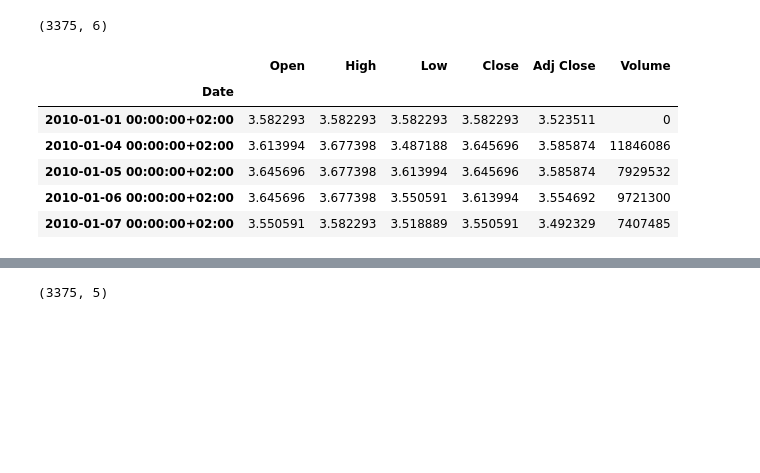
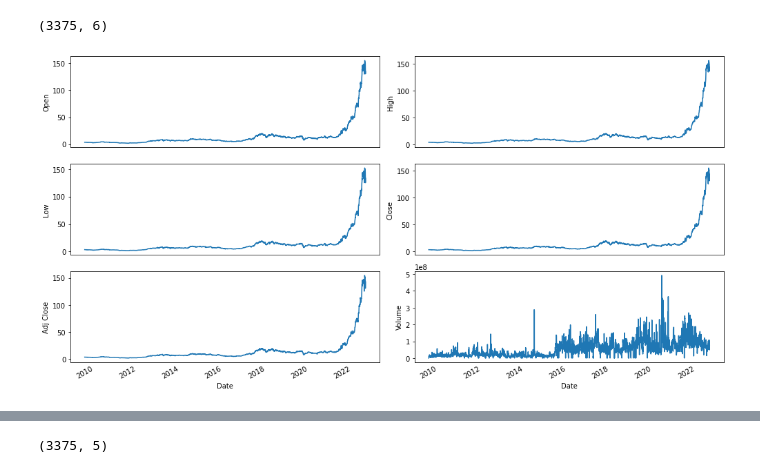
Before and after one commit to mustafaktaas/Python_StockPricePrediction_MachineLearning, a Jupyter notebook: StockPricePrediction_GRU.ipynb, the cells around one changed output, grey strips where cells are left out. Saved outputs shown, nothing was run; the diff lists cells and outputs as text; code cells hidden in the pictures; blank space fills up the shorter version.

```diff
--- a/StockPricePrediction_GRU.ipynb
+++ b/StockPricePrediction_GRU.ipynb
@@ -6,18 +3,3 @@ import pandas as pd
-# %%
-import matplotlib.pyplot as plt
-plt.style.use("fivethirtyeight")
-
-from keras.models import Sequential
-from keras.layers import Dense, Dropout, LSTM, GRU, Bidirectional
-from keras.optimizers import SGD
-
-from sklearn.preprocessing import MinMaxScaler
-from sklearn.metrics import mean_squared_error
-
-import math
-
-import warnings
-warnings.filterwarnings("ignore")
 # %%
 import math
 import numpy as np
@@ -68,16 +67,21 @@ def plot_predictions(test, predicted):
 df.shape
 # %% [output]
 (3375, 6)
-# %%
-df.head(5)
-# %% [output]
-|  | Open | High | Low | Close | Adj Close | Volume |
-| Date |  |  |  |  |  |  |
-| 2010-01-01 00:00:00+02:00 | 3.582293 | 3.582293 | 3.582293 | 3.582293 | 3.523511 | 0 |
-| 2010-01-04 00:00:00+02:00 | 3.613994 | 3.677398 | 3.487188 | 3.645696 | 3.585874 | 11846086 |
-| 2010-01-05 00:00:00+02:00 | 3.645696 | 3.677398 | 3.613994 | 3.645696 | 3.585874 | 7929532 |
-| 2010-01-06 00:00:00+02:00 | 3.645696 | 3.677398 | 3.550591 | 3.613994 | 3.554692 | 9721300 |
-| 2010-01-07 00:00:00+02:00 | 3.550591 | 3.582293 | 3.518889 | 3.550591 | 3.492329 | 7407485 |
+# %%
+df_plot = df.copy()
+
+ncols = 2
+nrows = int(round(df_plot.shape[1] / ncols, 0))
+
+fig, ax = plt.subplots(nrows=nrows, ncols=ncols, sharex=True, figsize=(14, 7))
+for i, ax in enumerate(fig.axes):
+        sns.lineplot(data = df_plot.iloc[:, i], ax=ax)
+        ax.tick_params(axis="x", rotation=30, labelsize=10, length=0)
+        ax.xaxis.set_major_locator(mdates.AutoDateLocator())
+fig.tight_layout()
+plt.show()
+# %% [output]
+[figure, added]
 # %%
 train_df = df.sort_values(by=['Date']).copy()
 
```
Also changed, not shown: parts of 47 cells of this notebook.
